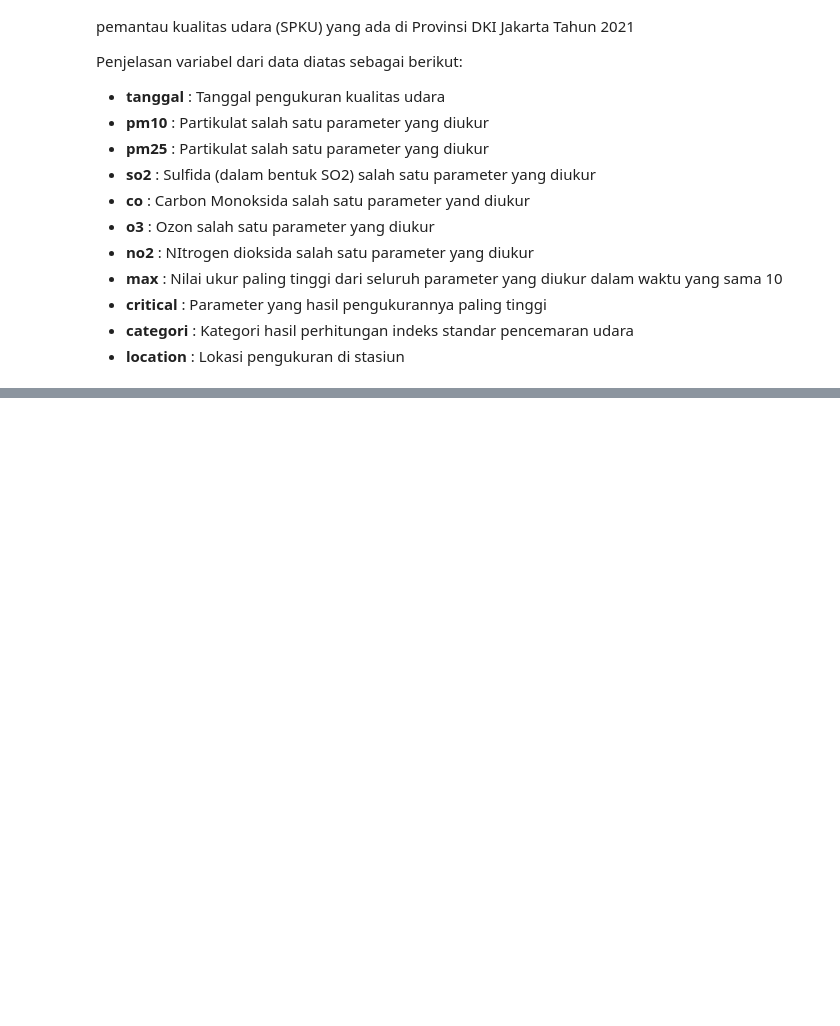
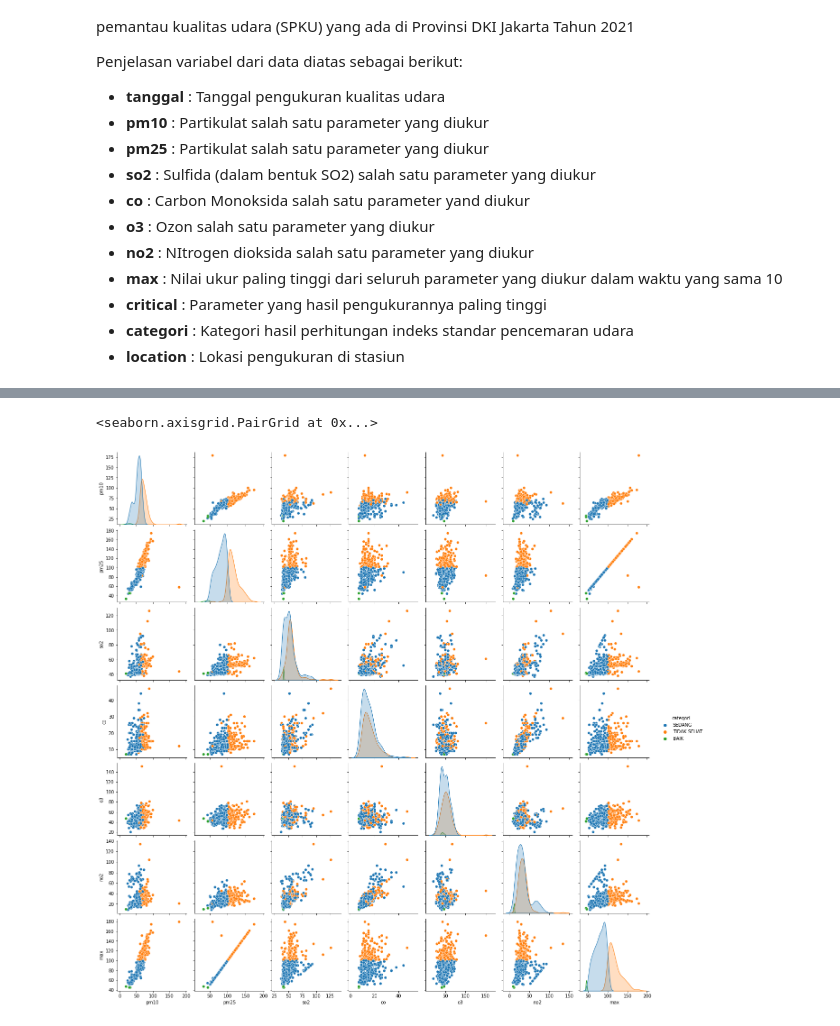
Before and after one commit to faisaladisoe/kasdd-lab, a Jupyter notebook: Lab 7/Lab_7_NN.ipynb, the cells around one changed output, grey strips where cells are left out. Saved outputs shown, nothing was run; the diff lists cells and outputs as text; code cells hidden in the pictures; blank space fills up the shorter version.

```diff
--- a/Lab 7/Lab_7_NN.ipynb
+++ b/Lab 7/Lab_7_NN.ipynb
@@ -571,0 +819,3 @@ Jawaban harus meliputi:
+# %%
+dataset_polusi = pd.read_csv('polusi.csv')
+dataset_polusi.head()
@@ -571,0 +849,7 @@ Jawaban harus meliputi:
+# %%
+# Visualisasi dengan Pair Plotting
+
+sns.pairplot(data=dataset_polusi, vars=('pm10', 'pm25', 'so2', 'co', 'o3', 'no2', 'max'), hue='categori')
+# %% [output]
+<seaborn.axisgrid.PairGrid at 0x...>
+[figure, added]
```
Also changed, not shown: parts of 60 cells of this notebook.
